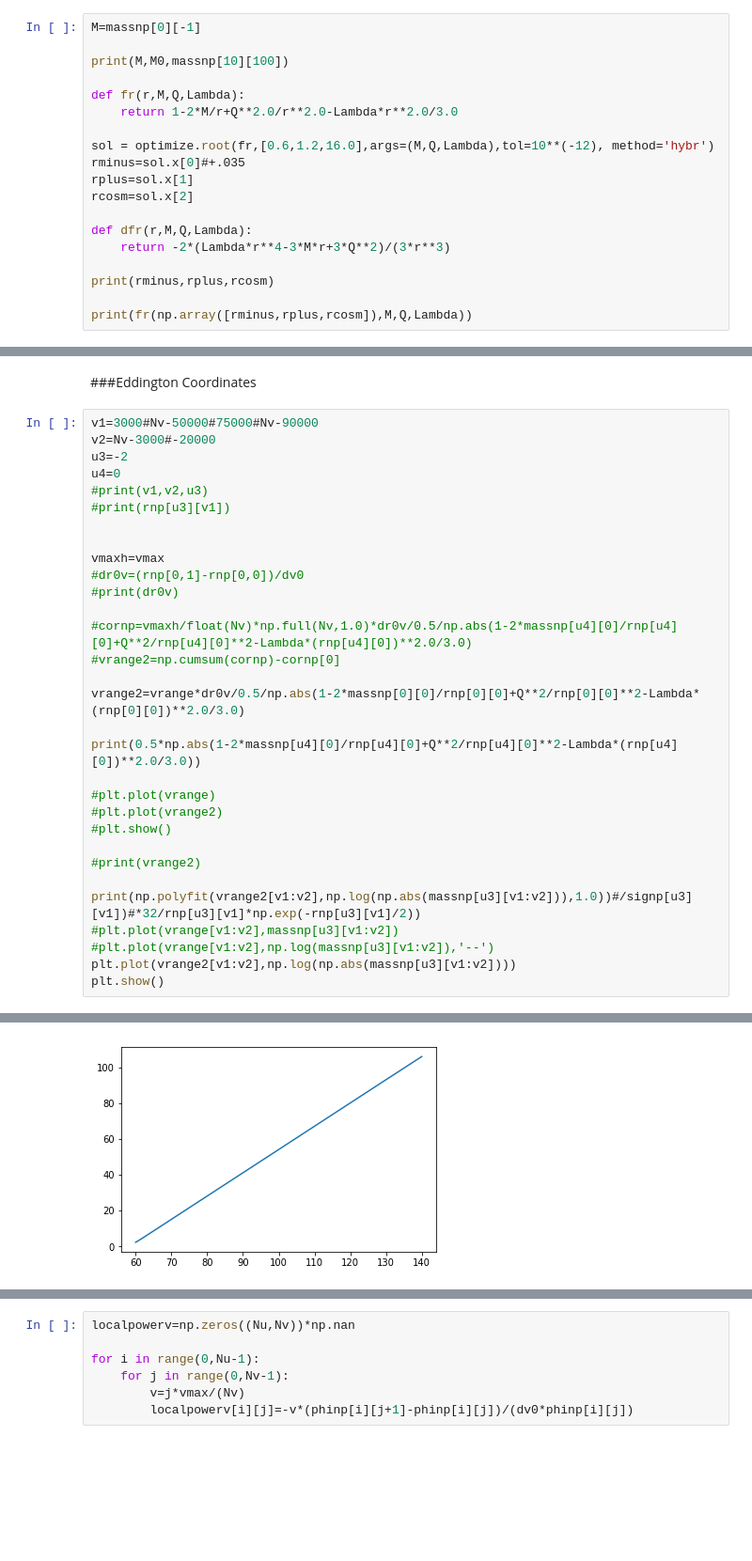
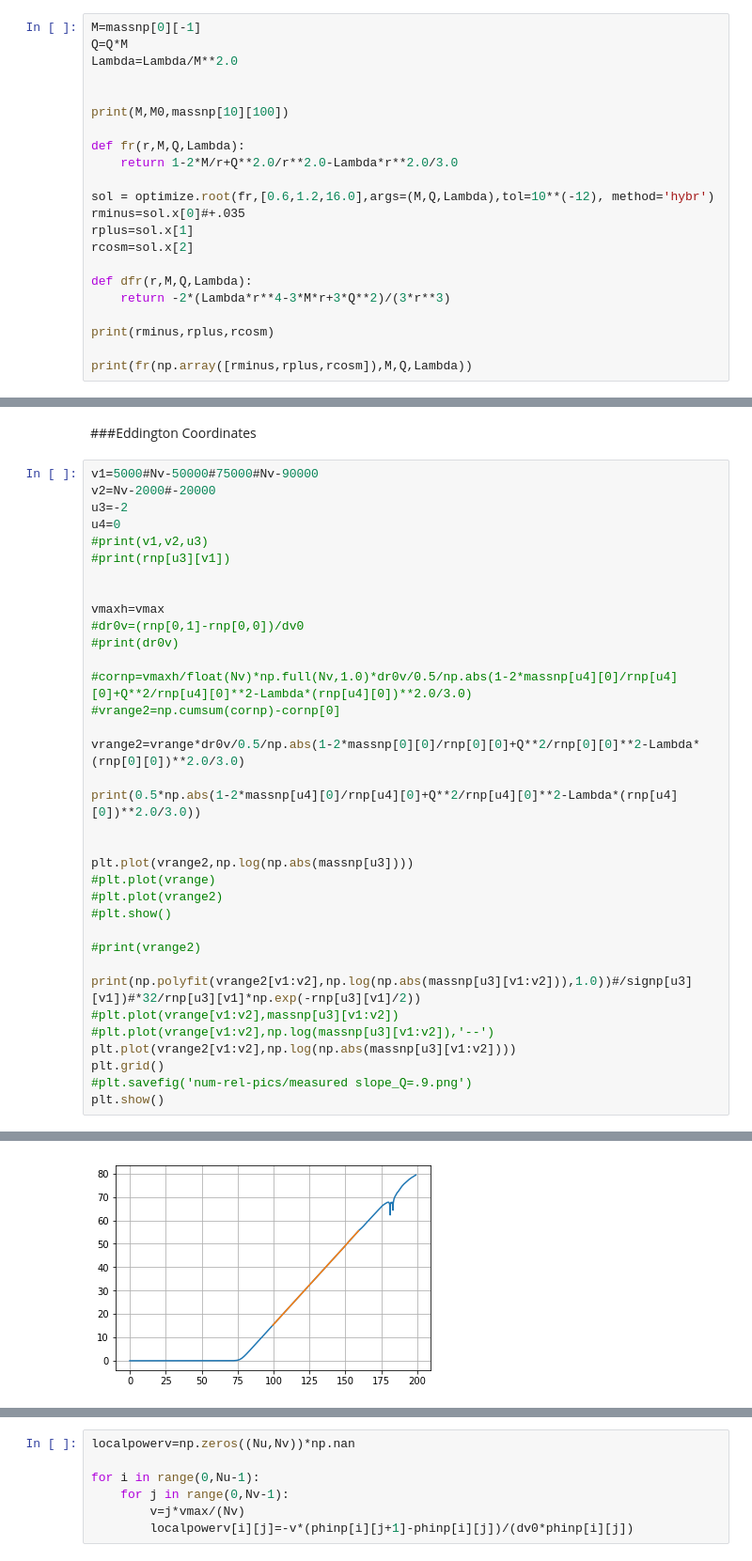
Before and after one commit to bpiotrzkowski/Double-Null-Code, a Jupyter notebook: Mass-Scalar Field Analyzer.ipynb, the cells around one changed output, grey strips where cells are left out. Shown at 94% size. Saved outputs shown, nothing was run; the diff lists cells and outputs as text; blank space fills up the shorter version.

```diff
--- a/Mass-Scalar Field Analyzer.ipynb
+++ b/Mass-Scalar Field Analyzer.ipynb
@@ -102,5 +102,8 @@ Runtime: about 0.70 minutes
 # %%
 M=massnp[0][-1]
+Q=Q*M
+Lambda=Lambda/M**2.0
+
 
 print(M,M0,massnp[10][100])
 
@@ -502,8 +505,8 @@ print(Nu,Nv)
 # %% [markdown]
 ###Eddington Coordinates
 # %%
-v1=3000#Nv-50000#75000#Nv-90000
-v2=Nv-3000#-20000
+v1=5000#Nv-50000#75000#Nv-90000
+v2=Nv-2000#-20000
 u3=-2
 u4=0
 #print(v1,v2,u3)
@@ -521,6 +524,8 @@ vrange2=vrange*dr0v/0.5/np.abs(1-2*massnp[0][0]/rnp[0][0]+Q**2/rnp[0][0]**2-Lamb
 
 print(0.5*np.abs(1-2*massnp[u4][0]/rnp[u4][0]+Q**2/rnp[u4][0]**2-Lambda*(rnp[u4][0])**2.0/3.0))
 
+
+plt.plot(vrange2,np.log(np.abs(massnp[u3])))
 #plt.plot(vrange)
 #plt.plot(vrange2)
 #plt.show()
@@ -531,5 +536,7 @@ print(np.polyfit(vrange2[v1:v2],np.log(np.abs(massnp[u3][v1:v2])),1.0))#/signp[u
 #plt.plot(vrange[v1:v2],massnp[u3][v1:v2])
 #plt.plot(vrange[v1:v2],np.log(massnp[u3][v1:v2]),'--')
 plt.plot(vrange2[v1:v2],np.log(np.abs(massnp[u3][v1:v2])))
+plt.grid()
+#plt.savefig('num-rel-pics/measured slope_Q=.9.png')
 plt.show()
 # %% [output]
@@ -538,4 +545,4 @@ plt.show()
-[figure, old version]
+[figure, new version]
 # %%
 print(Nu)
 v1=0
```
Also changed, not shown: parts of 16 cells of this notebook, 2 other files.
